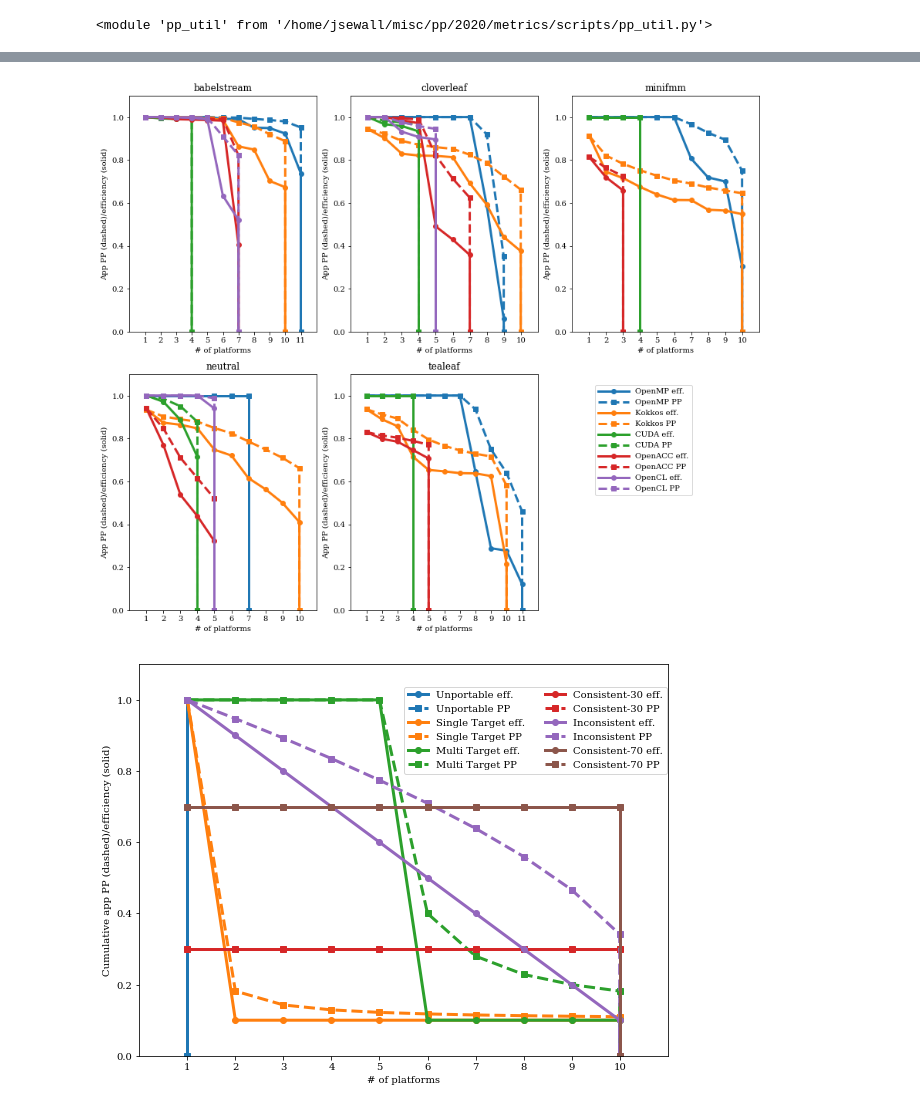
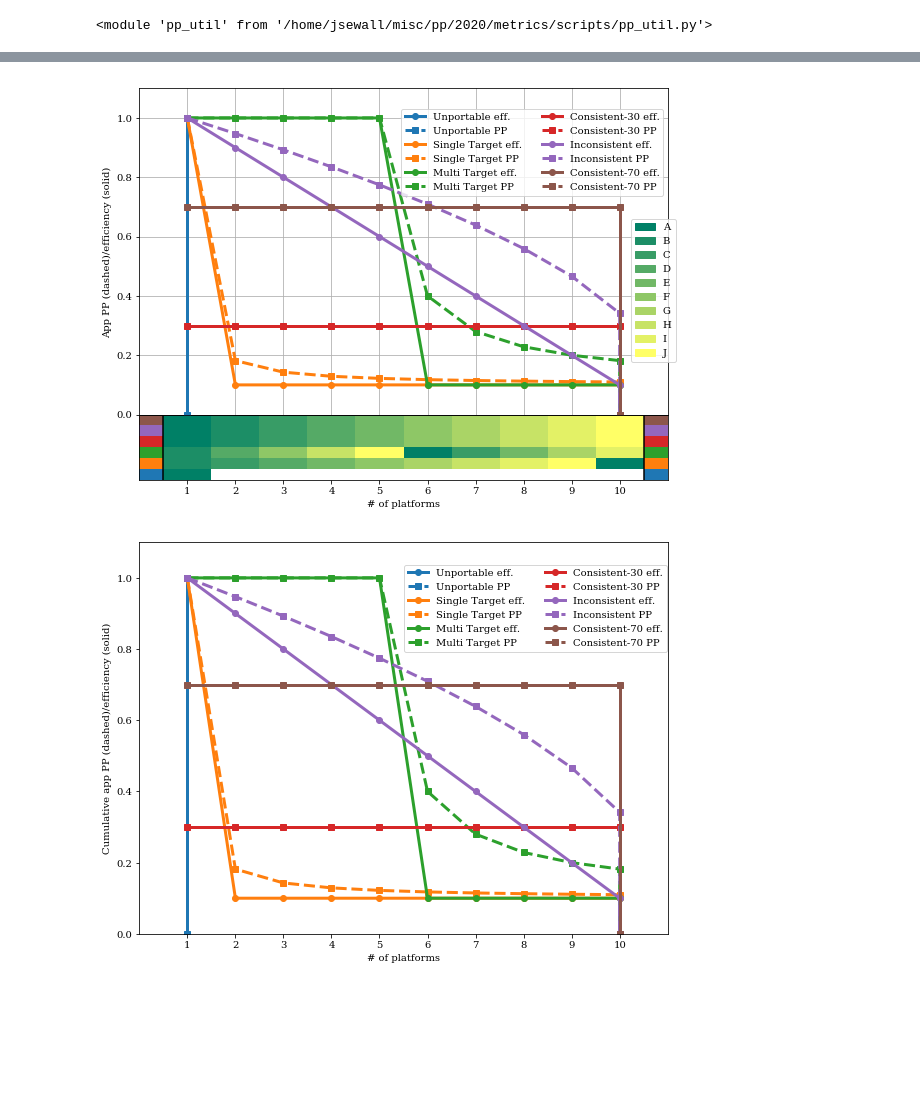
Before and after one commit to UoB-HPC/performance-portability, a Jupyter notebook: metrics/scripts/Efficiency Cascades.ipynb, the cells around one changed output, grey strips where cells are left out. Cells and saved outputs as stored; diff of their text form; code cells hidden in the pictures; blank space fills up the shorter version.

Commit message:
Add platform charts to efficiency cascade plots.
Some backend work to achieve that

```diff
--- a/metrics/scripts/Efficiency Cascades.ipynb
+++ b/metrics/scripts/Efficiency Cascades.ipynb
@@ -25,26 +177,39 @@ csv_root="../data/"
 # %%
-fig = plt.figure(figsize=(12, 10))
+fig = plt.figure(figsize=(8, 6))
+plat_colors = {}
+plat_handles = []
+synth_plats=[chr(x) for x in range(65, 75)]
+plat_cmap = plt.get_cmap("summer")
+for i, p in enumerate(synth_plats):
+    plat_colors[p] = plat_cmap(float(i)/(len(synth_plats)-1))
+    plat_handles.append(mpatches.Patch(color=plat_colors[p], label=p))
+
 handles = {}
-for i, appfile in enumerate(["babelstream.csv", "cloverleaf.csv", "minifmm.csv", "neutral.csv", "tealeaf.csv"]):
-    ax = fig.add_subplot(2,3,i+1)
-    throughput=(i==0)
+gs = fig.add_gridspec(1,1)
+for i, appfile in enumerate(["metrics_data_synthetic.csv"]):
+    index = [0, 0]
+    subgrid=gridspec.GridSpecFromSubplotSpec(2,1,subplot_spec=gs[index[0],index[1]],hspace=0, height_ratios=[5,1])
+
+    ax2 = fig.add_subplot(subgrid[1,:])
+    ax = fig.add_subplot(subgrid[0,:],sharex=ax2)
+
+
+    app_eff = pp_util.read_effs(os.path.join(csv_root, appfile))
     integrate=False
     appname=None
-    pp_util.load_app_perfs(os.path.join(csv_root, appfile), throughput=throughput)
+
     min_plat = None
     max_plat = None
     appinfo = {}
-    for idx, name in enumerate(plat_order):
-        if name not in pp_util.apps:
-            continue
-        data  = pp_util.apps[name]
+    for i, (name, in_effs) in enumerate(app_eff):
+        cascade = pp_util.pp_cdf_raw_effs(in_effs)
 
-        pps, effs = pp_util.pp_cdf(data, list(pp_util.platforms.keys()), throughput)
+        effs, pps, plats = zip(*cascade)
 
-        ppl = list(reversed(pps))
+        ppl = list(enumerate(reversed(pps),1))
         ppl =  ppl + [(ppl[-1][0], 0.0)]
         data_pp = numpy.asarray(ppl)
-        effl = list(reversed(effs))
+        effl = list(enumerate(reversed(effs),1))
         effl =  effl + [(effl[-1][0], 0.0)]
         data_eff = numpy.asarray(effl)
 
@@ -57,13 +222,13 @@ for i, appfile in enumerate(["babelstream.csv", "cloverleaf.csv", "minifmm.csv",
         if max_plat == None or center[-1] > max_plat:
             max_plat = center[-1]
 
-        appinfo[name] = (data, data_pp, data_eff, center)
+        appinfo[name] = (data, data_pp, data_eff, plats, center, i)
 
-    for name, (data, data_pp, data_eff, center) in appinfo.items():
+    for name, (data, data_pp, data_eff, plats, center, i) in appinfo.items():
         eff_name=f"{name} eff."
         pp_name=f"{name} PP"
 
-        c = qual_colormap(plat_order.index(name))
+        c = qual_colormap(i)
         if integrate:
             tmp = numpy.zeros(data_pp.shape[0])
             tmp[0] = data_pp[0,1]
@@ -80,41 +245,57 @@ for i, appfile in enumerate(["babelstream.csv", "cloverleaf.csv", "minifmm.csv",
             data_eff[-1,1] = data_eff[-2,1]
             data_eff[-1,0] = max_plat
             mycenter = center[:]
             mycenter[data_pp.shape[0]-1] = max_plat
 
             pp_h = ax.plot(mycenter,data_pp[:,1], label=pp_name, color=c, lw=3, marker="s", ls='dashed')[0]
             eff_h = ax.plot(mycenter,data_eff[:,1], label=eff_name, color=c, lw=3)[0]
         else:
             pp_h = ax.plot(center,data_pp[:,1], label=pp_name, color=c, lw=3, marker="s", ls='dashed')[0]
             eff_h = ax.plot(center,data_eff[:,1], label=eff_name, color=c, marker="o", lw=3)[0]
 
+        colors = [plat_colors[p] for p in plats]
+        fac=0.25
+        ax2.bar(center[:-1], height=fac, width=1.0,bottom=i*fac,color=colors,edgecolor=c, linewidth=0, alpha=1.0)
+
+        ax2.bar([0.0, max_plat+1.0], height=fac, width=1.0,bottom=i*fac,color=c)
+
+
         if eff_name not in handles:
             handles[eff_name] = eff_h
         if pp_name not in handles:
             handles[pp_name] = pp_h
 
     if appname == None:
         appname = os.path.splitext(os.path.basename(appfile))[0]
     if integrate:
-        ax.set_title(f"Cumulative {appname} pp/efficiency over # of platforms")
+     #   ax.set_title(f"Cumulative {appname} pp/efficiency over # of platforms")
         ax.set_ylabel("Cumulative App PP (dashed)/efficiency (solid)")
     else:
-        ax.set_title(f"{appname}")
+    #    ax.set_title(f"{appname}")
         ax.set_ylabel("App PP (dashed)/efficiency (solid)")
-    ax.set_xlabel("# of platforms")
-    ax.set_xlim([0,max_plat+1])
+    ax2.set_xlabel("# of platforms")
+    ax2.set_xlim([0,max_plat+1])
+    ax2.set_ylim([0,len(appinfo)*fac])
     if not integrate:
         ax.set_ylim([0,1.1])
     else:
         ax.set_ylim([0,max_plat+1])
-    ax.set_xticks(numpy.arange(min_plat, max_plat+1))
+    ax2.set_xticks(numpy.arange(min_plat, max_plat+1))
+    ax2.set_yticks([])
+    ax.label_outer()
+    ax.xaxis.set_ticks_position('none')
+    ax2.axvline(min_plat-0.5,color="black")
+    ax2.axvline(max_plat+0.5,color="black")
+    ax.grid(True)
+
 handle_names, handle_lists = zip(*handles.items())
-fig.legend(handle_lists, handle_names, loc='lower right', bbox_to_anchor=(0.90,0.25),handlelength=4.0)
+fig.legend(handle_lists, handle_names, loc='lower left', bbox_to_anchor=(0.52,0.73),ncol=2, handlelength=2.0)
+fig.legend(handles=plat_handles, loc='upper left', bbox_to_anchor=(0.92,0.70),handlelength=2.0)
 plt.tight_layout(pad=0.4,w_pad=0.5, h_pad=1.0)
 
-plt.savefig(f"../../images/app_platforms_cascade.pdf", bbox_inches="tight")
+plt.savefig(f"../../images/synthetic_cascade.pdf", bbox_inches="tight")
 # %% [output]
-[figure, old version]
+[figure, new version]
 # %%
 fig = plt.figure(figsize=(8, 6))
 handles = {}
```
Also changed, not shown: parts of 2 cells of this notebook, 2 other files.
